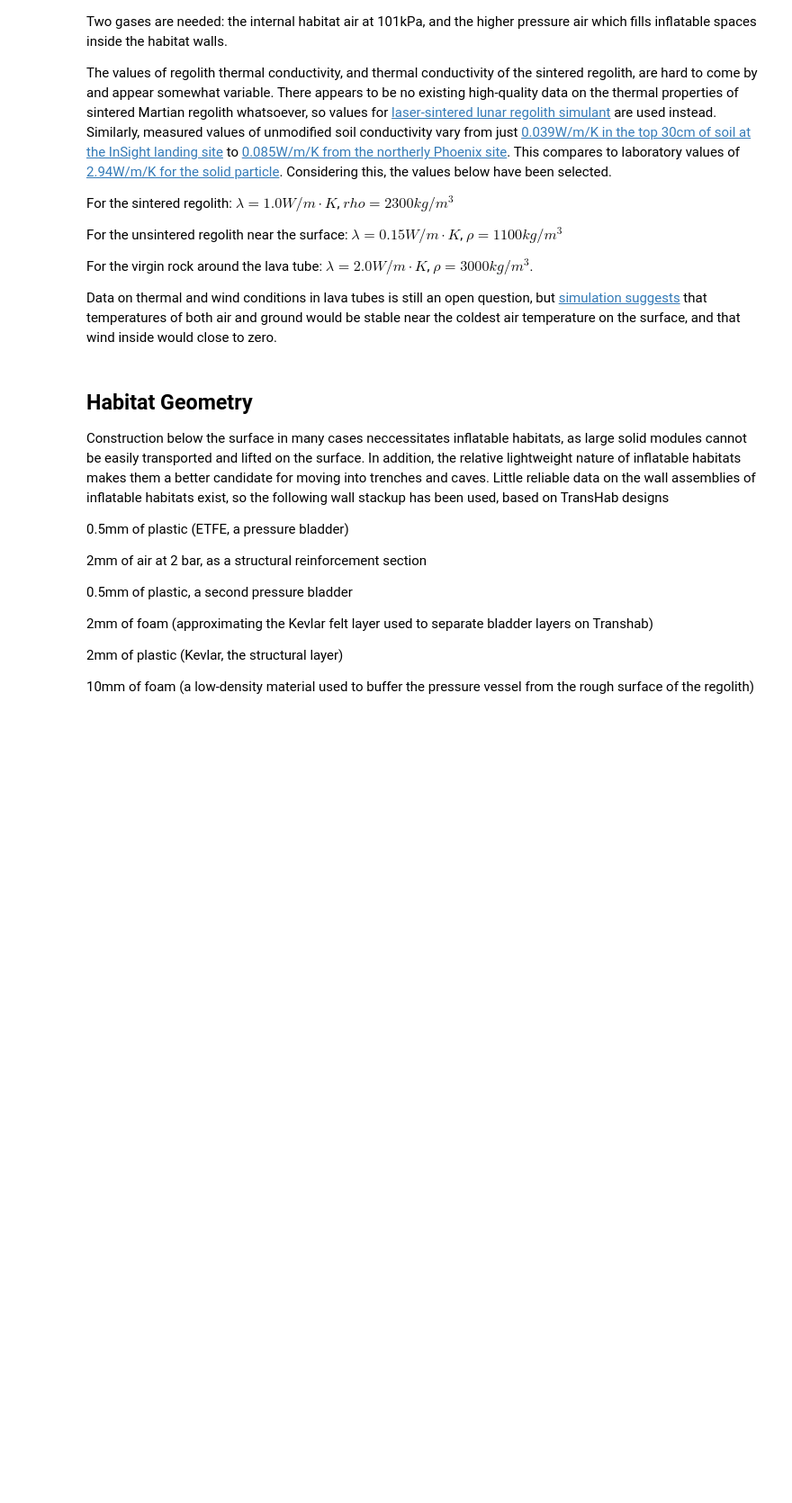
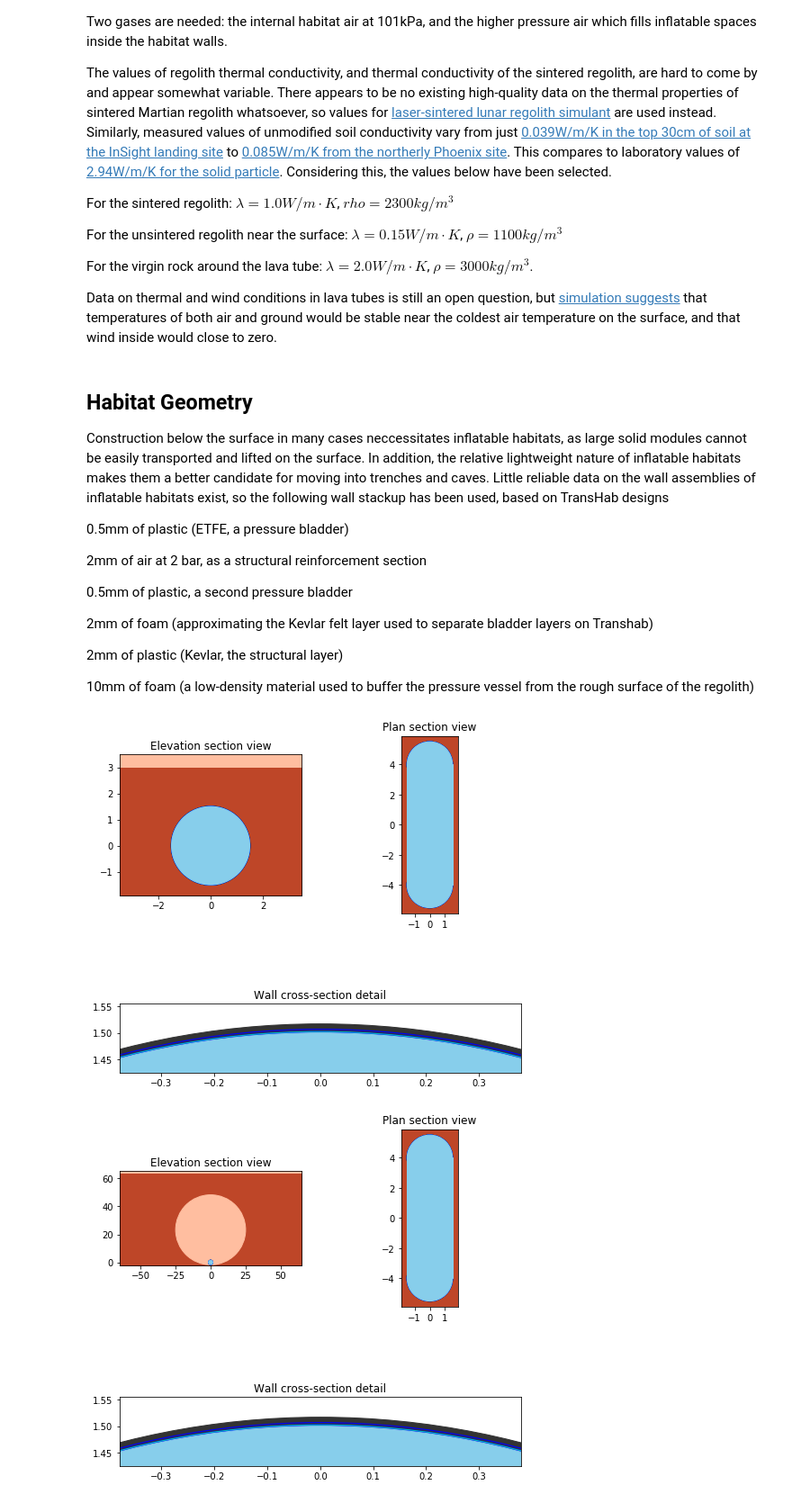
Before and after one commit to smross106/Syrtis, a Jupyter notebook: Subterranean_Structures.ipynb, the cells around one changed output. Shown at 90% size. Saved outputs shown, nothing was run; the diff lists cells and outputs as text; code cells hidden in the pictures; blank space fills up the shorter version.

```diff
--- a/Subterranean_Structures.ipynb
+++ b/Subterranean_Structures.ipynb
@@ -84,3 +84,6 @@ HAB_baseline.draw(size=(16,16))
 # %%
-HAB_tunnel.draw(size=(10,10))
-HAB_sintered_shield.draw(size=(10,10))
+HAB_tunnel.draw(size=(8,8))
+HAB_lava_tube.draw(size=(8, 8))
+# %% [output]
+[figure, added]
+[figure, added]
```
Also changed, not shown: parts of 25 cells of this notebook, 1 other file.
